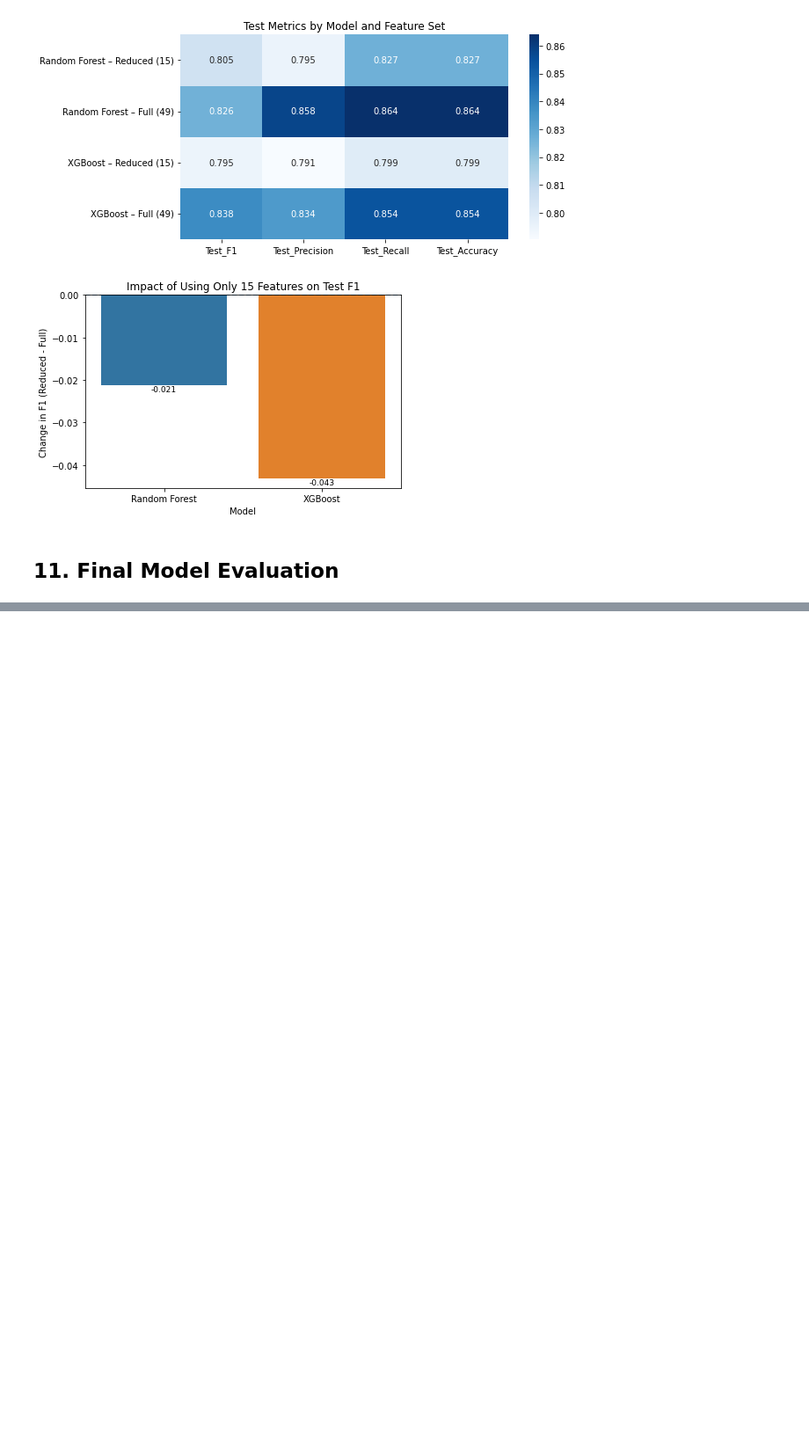
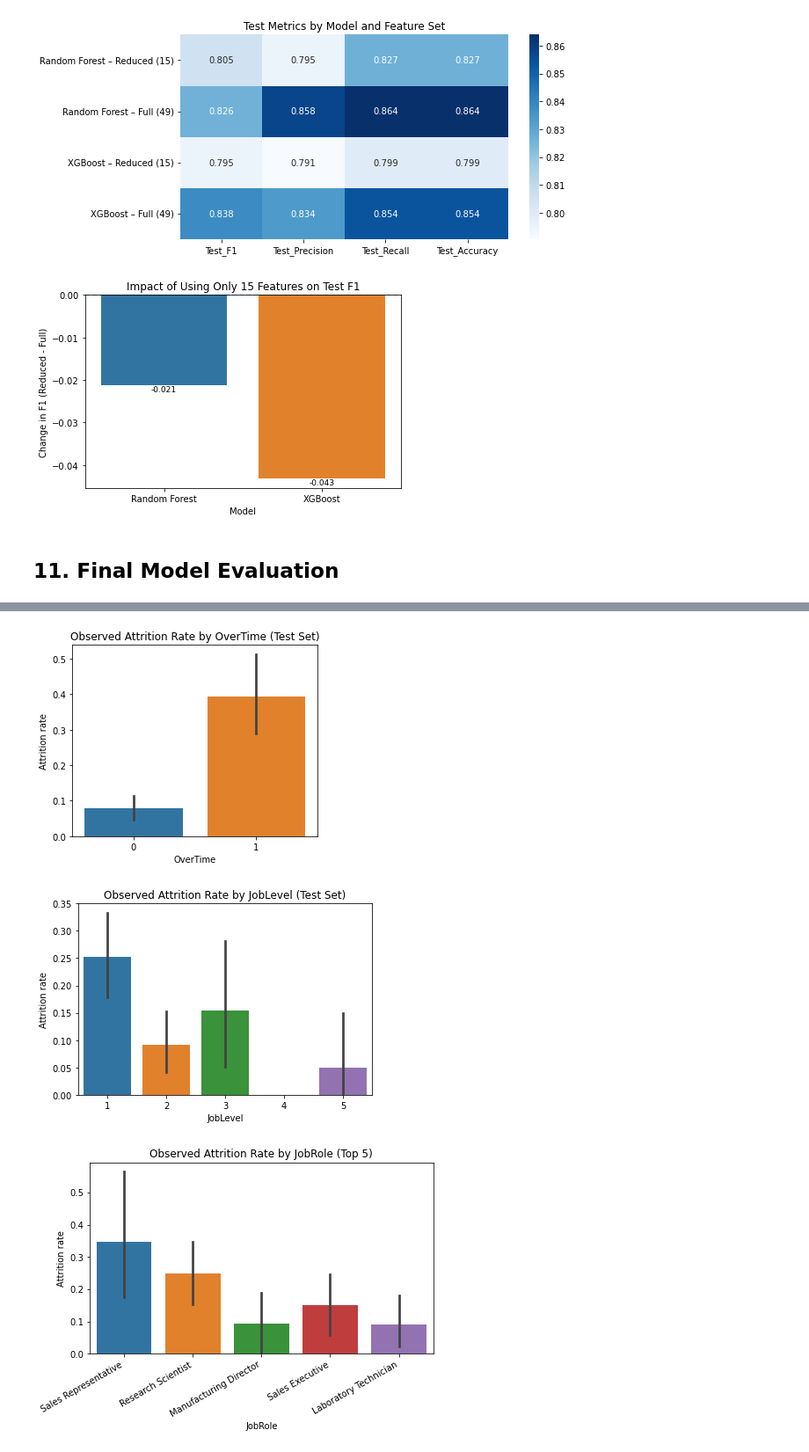
Before and after one commit to SofSalvadoIMS/EDSB25-PredictingEmployeeAttrition-GROUP11, a Jupyter notebook: notebooks/model.ipynb, the cells around one changed output, grey strips where cells are left out. Shown at 88% size. Drawn from its saved outputs; the diff is of its cells as text; code cells hidden in the pictures; blank space fills up the shorter version.

Commit message:
model_1

```diff
--- a/notebooks/model.ipynb
+++ b/notebooks/model.ipynb
@@ -2324,0 +2357,12 @@ Parameters: { "use_label_encoder" } are not used.
+# %%
+# ===========================================
+# 12 — Business Insights from Best Model
+# ===========================================
+
+# 12.1 — Attach predictions to original test set
+test_with_preds = X_test.copy()
+test_with_preds["Attrition"] = y_test.values
+test_with_preds["Attrition_Prob"] = y_proba  # from section 11
+test_with_preds["Attrition_Pred"] = y_pred
+
+display(test_with_preds.head())
@@ -2324,0 +2376,46 @@ Parameters: { "use_label_encoder" } are not used.
+# %%
+# Attrition rate by OverTime
+plt.figure(figsize=(5,4))
+sns.barplot(
+    data=test_with_preds,
+    x="OverTime",
+    y="Attrition",
+    estimator=np.mean
+)
+plt.title("Observed Attrition Rate by OverTime (Test Set)")
+plt.ylabel("Attrition rate")
+plt.show()
+
+# Attrition rate by JobLevel
+plt.figure(figsize=(6,4))
+sns.barplot(
+    data=test_with_preds,
+    x="JobLevel",
+    y="Attrition",
+    estimator=np.mean
+)
+plt.title("Observed Attrition Rate by JobLevel (Test Set)")
+plt.ylabel("Attrition rate")
+plt.show()
+
+# Attrition rate by JobRole (top 5 roles by count)
+top_roles = (test_with_preds["JobRole"]
+             .value_counts()
+             .head(5)
+             .index)
+
+plt.figure(figsize=(7,4))
+sns.barplot(
+    data=test_with_preds[test_with_preds["JobRole"].isin(top_roles)],
+    x="JobRole",
+    y="Attrition",
+    estimator=np.mean
+)
+plt.xticks(rotation=30, ha="right")
+plt.title("Observed Attrition Rate by JobRole (Top 5)")
+plt.ylabel("Attrition rate")
+plt.show()
+# %% [output]
+[figure, added]
+[figure, added]
+[figure, added]
```
Also changed, not shown: parts of 16 cells of this notebook.
